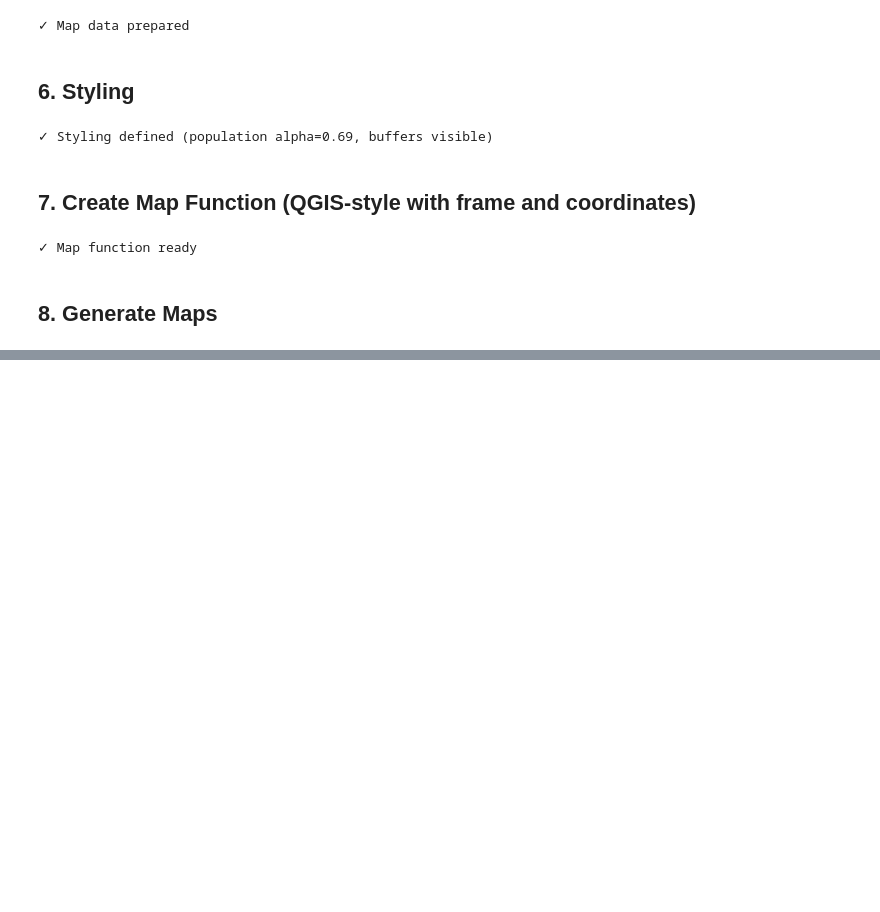
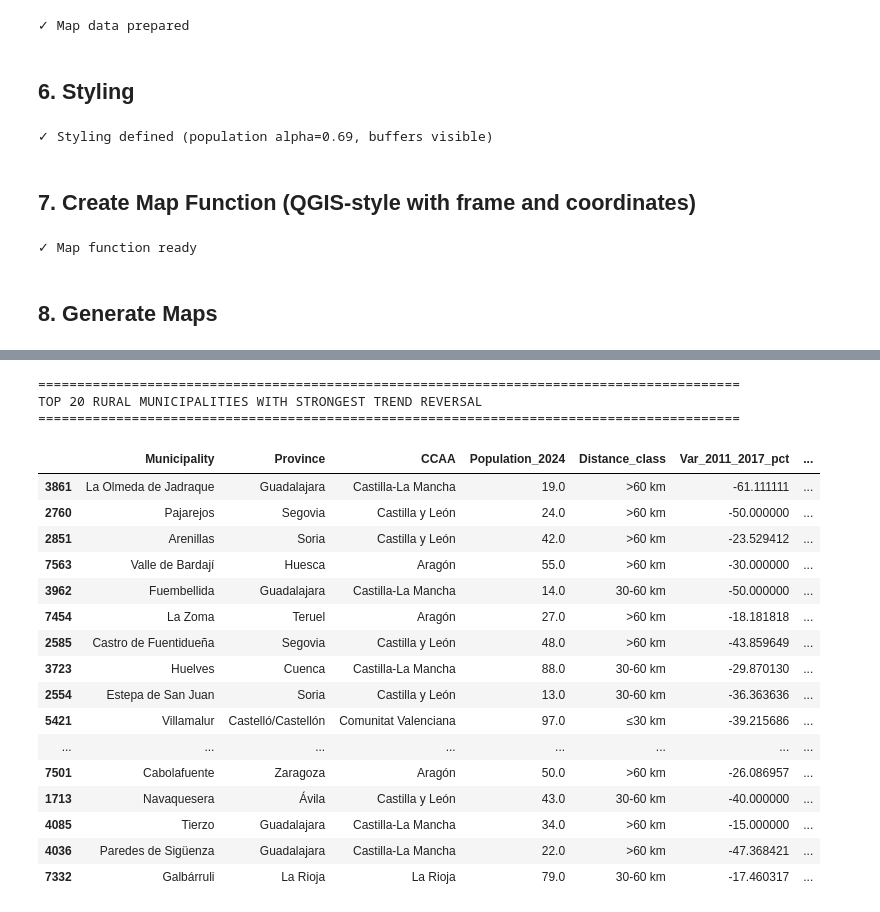
Before and after one commit to juanzotes/rural-migration-land-use-spain, a Jupyter notebook: notebooks/v1_pop_variation_accessibility_buffer_maps.ipynb, the cells around one changed output, grey strips where cells are left out. Saved outputs shown, nothing was run; the diff lists cells and outputs as text; code cells hidden in the pictures; blank space fills up the shorter version.

```diff
--- a/notebooks/v1_pop_variation_accessibility_buffer_maps.ipynb
+++ b/notebooks/v1_pop_variation_accessibility_buffer_maps.ipynb
@@ -526,0 +1191,20 @@ create_population_map(
+# %%
+# CODE CELL - 13.1 Municipalities that reversed their trend
+
+print("=" * 90)
+print("TREND REVERSAL: Municipalities that went from DECLINE to GROWTH")
+print("(Declining 2011-2017 → Growing 2018-2021)")
+print("=" * 90)
+
+# Rural municipalities with trend reversal
+rural_reversal = rural[
+    (rural['Var_2011_2017_pct'] < 0) &  # Declining before 2018
+    (rural['Var_2018_2021_pct'] > 0)     # Growing after 2018
+].copy()
+
+rural_reversal['improvement'] = rural_reversal['Var_2018_2021_pct'] - rural_reversal['Var_2011_2017_pct']
+rural_reversal = rural_reversal.sort_values('improvement', ascending=False)
+
+print(f"\nRural municipalities (<5,000) with trend reversal: {len(rural_reversal):,}")
+print("\nBy distance class:")
+print(rural_reversal['Distance_class'].value_counts())
@@ -526,0 +1225,33 @@ create_population_map(
+# %%
+# CODE CELL - 13.2 Top trend reversal examples
+
+print("\n" + "=" * 90)
+print("TOP 20 RURAL MUNICIPALITIES WITH STRONGEST TREND REVERSAL")
+print("=" * 90)
+
+reversal_cols = ['Municipality', 'Province', 'CCAA', 'Population_2024', 'Distance_class',
+                 'Var_2011_2017_pct', 'Var_2018_2021_pct', 'improvement']
+reversal_cols = [c for c in reversal_cols if c in rural_reversal.columns]
+
+rural_reversal[reversal_cols].head(20)
+# %% [output]
+==========================================================================================
+TOP 20 RURAL MUNICIPALITIES WITH STRONGEST TREND REVERSAL
+==========================================================================================
+|  | Municipality | Province | CCAA | Population_2024 | Distance_class | Var_2011_2017_pct | ... |
+| 3861 | La Olmeda de Jadraque | Guadalajara | Castilla-La Mancha | 19.0 | >60 km | -61.111111 | ... |
+| 2760 | Pajarejos | Segovia | Castilla y León | 24.0 | >60 km | -50.000000 | ... |
+| 2851 | Arenillas | Soria | Castilla y León | 42.0 | >60 km | -23.529412 | ... |
+| 7563 | Valle de Bardají | Huesca | Aragón | 55.0 | >60 km | -30.000000 | ... |
+| 3962 | Fuembellida | Guadalajara | Castilla-La Mancha | 14.0 | 30-60 km | -50.000000 | ... |
+| 7454 | La Zoma | Teruel | Aragón | 27.0 | >60 km | -18.181818 | ... |
+| 2585 | Castro de Fuentidueña | Segovia | Castilla y León | 48.0 | >60 km | -43.859649 | ... |
+| 3723 | Huelves | Cuenca | Castilla-La Mancha | 88.0 | 30-60 km | -29.870130 | ... |
+| 2554 | Estepa de San Juan | Soria | Castilla y León | 13.0 | 30-60 km | -36.363636 | ... |
+| 5421 | Villamalur | Castelló/Castellón | Comunitat Valenciana | 97.0 | ≤30 km | -39.215686 | ... |
+| ... | ... | ... | ... | ... | ... | ... | ... |
+| 7501 | Cabolafuente | Zaragoza | Aragón | 50.0 | >60 km | -26.086957 | ... |
+| 1713 | Navaquesera | Ávila | Castilla y León | 43.0 | 30-60 km | -40.000000 | ... |
+| 4085 | Tierzo | Guadalajara | Castilla-La Mancha | 34.0 | >60 km | -15.000000 | ... |
+| 4036 | Paredes de Sigüenza | Guadalajara | Castilla-La Mancha | 22.0 | >60 km | -47.368421 | ... |
+| 7332 | Galbárruli | La Rioja | La Rioja | 79.0 | 30-60 km | -17.460317 | ... |
```
Also changed, not shown: parts of 32 cells of this notebook, 4 other files.
